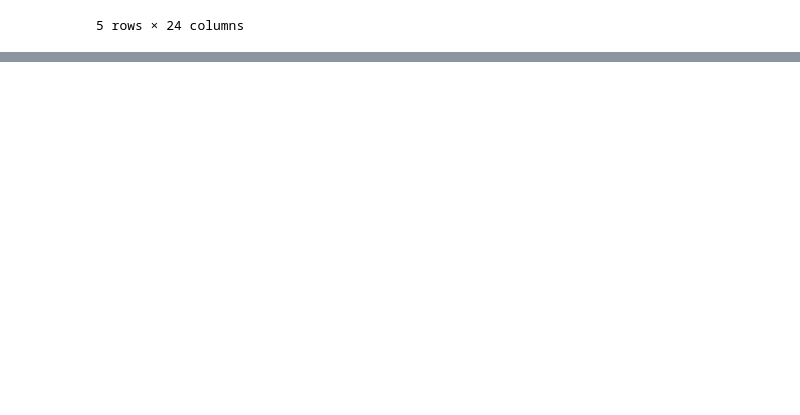
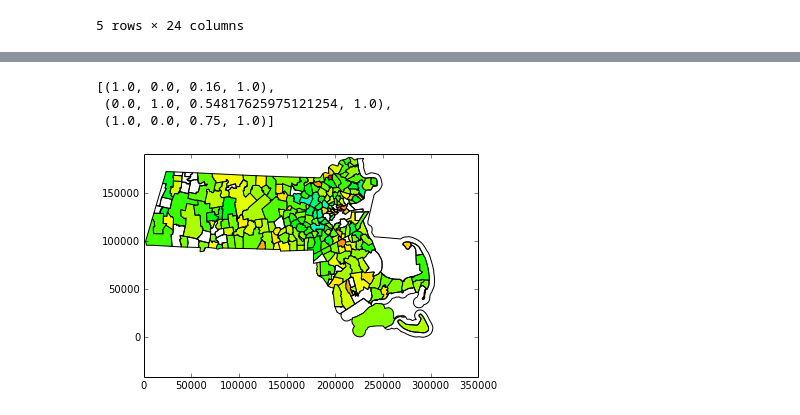
Before and after one commit to ohnorobo/massedu, a Jupyter notebook: massedu.ipynb, the cells around one changed output, grey strips where cells are left out. Saved outputs shown, nothing was run; the diff lists cells and outputs as text; code cells hidden in the pictures; blank space fills up the shorter version.

Commit message:
initial mapping of mass. sat scores

```diff
--- a/massedu.ipynb
+++ b/massedu.ipynb
@@ -122,0 +186,4 @@ sorted(list(set(a_districts)))
+# %%
+sats_all = sats[sats['SAT_STU_GROUP_CODE'] == "ALL"]
+#ignore the demographic breakdowns for now
+sats_all[:5]
@@ -122,0 +198,3 @@ sorted(list(set(a_districts)))
+# %%
+sats_all_2005 = sats_all[sats_all['REC_YEAR'] == 2005]
+sats_all_2005[:5]
@@ -122,0 +255,54 @@ sorted(list(set(a_districts)))
+# %%
+import matplotlib.colors as colors
+import matplotlib.cm as cmx
+cm = plt.get_cmap('gist_rainbow')
+cNorm  = colors.Normalize(vmin=400, vmax=800) #max sat score
+scalarMap = cmx.ScalarMappable(norm=cNorm, cmap=cm)
+
+[scalarMap.to_rgba(400),
+ scalarMap.to_rgba(600),
+ scalarMap.to_rgba(800)]
+# %% [output]
+[(1.0, 0.0, 0.16, 1.0),
+ (0.0, 1.0, 0.54817625975121254, 1.0),
+ (1.0, 0.0, 0.75, 1.0)]
+# %%
+def graph_a_thing(shapes, values):
+    # shapes is the shapefile
+    # values is a dict mapping of the GEOIDs in shapes to the heatmap values
+
+    for i in range(0,len(shapes)):
+        # x and y are empty lists to be populated with the coords of each geometry.
+        x = []
+        y = []
+
+        border, info = shapes[i]
+        geoid = int(info['GEOID'])
+        value = values[geoid]
+
+        for j in range(0,len(border)):
+
+            # get x and y coordinates.
+            tempx = float(border[j][0]) #x
+            tempy = float(border[j][1]) #y
+            x.append(tempx)
+            y.append(tempy) # Populate the lists
+
+        # Creates a polygon in matplotlib for each geometry in the shapefile
+        if value == 0:
+            color = (0.0, 0.0, 0.0, 0.0)
+        else:
+            color = scalarMap.to_rgba(value)
+        plt.fill(x,y, fc=color)
+
+    plt.axis('equal')
+    # This sets the x and y axes as equal intervals.
+    # NB this script will only work for projected data, for geographical
+    # coordinate systems get ready to do some maths
+
+    #plt.show() # Draws the map!
+    plt.savefig("state.svg", figsize=(400,200), dpi=1000)
+
+graph_a_thing(zip(districts, districts_info), values)
+# %% [output]
+[figure, added]
```
Also changed, not shown: parts of 13 cells of this notebook, 2 other files.
